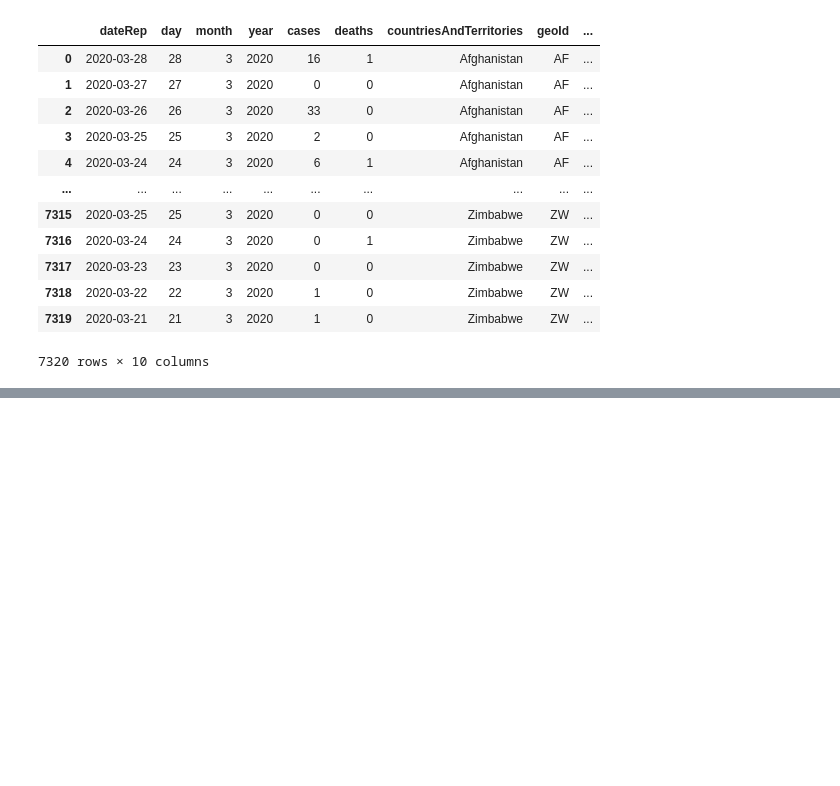
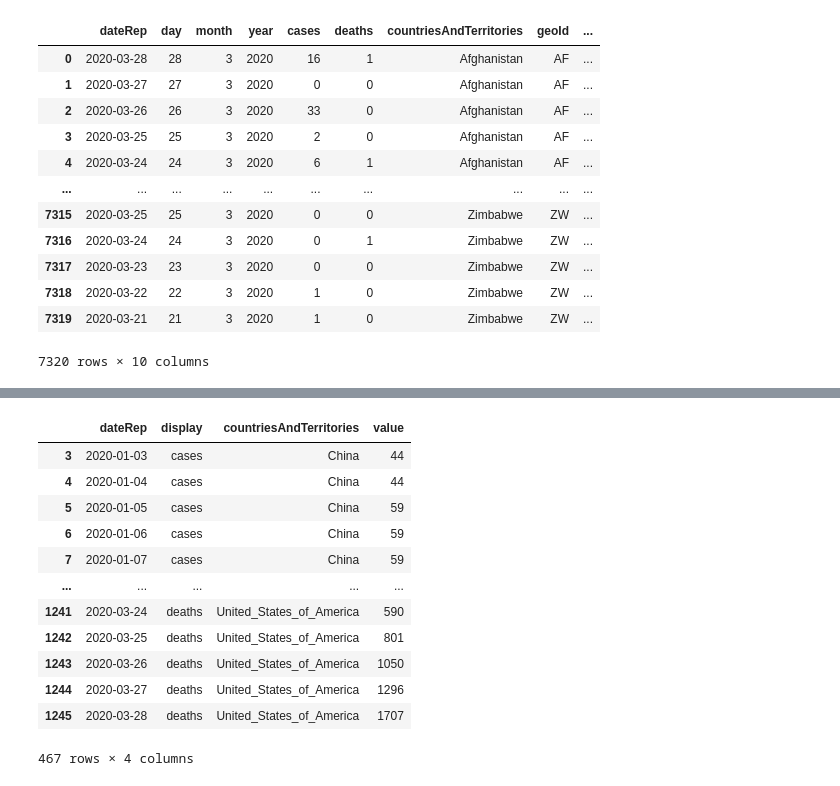
Before and after one commit to patpizio/covid19-dashboard, a Jupyter notebook: download_and_view.ipynb, the cells around one changed output, grey strips where cells are left out. Drawn from its saved outputs; the diff is of its cells as text; code cells hidden in the pictures; blank space fills up the shorter version.

Commit message:
add plot of aligned trends

```diff
--- a/download_and_view.ipynb
+++ b/download_and_view.ipynb
@@ -103,2 +103,19 @@ px.line(x, x='dateRep', y='value', color='countriesAndTerritories', facet_row='d
 # %% [output]
 [interactive output not drawn]
+# %%
+x_align = x[x['value'] > 27]
+x_align
+# %% [output]
+|  | dateRep | display | countriesAndTerritories | value |
+| 3 | 2020-01-03 | cases | China | 44 |
+| 4 | 2020-01-04 | cases | China | 44 |
+| 5 | 2020-01-05 | cases | China | 59 |
+| 6 | 2020-01-06 | cases | China | 59 |
+| 7 | 2020-01-07 | cases | China | 59 |
+| ... | ... | ... | ... | ... |
+| 1241 | 2020-03-24 | deaths | United_States_of_America | 590 |
+| 1242 | 2020-03-25 | deaths | United_States_of_America | 801 |
+| 1243 | 2020-03-26 | deaths | United_States_of_America | 1050 |
+| 1244 | 2020-03-27 | deaths | United_States_of_America | 1296 |
+| 1245 | 2020-03-28 | deaths | United_States_of_America | 1707 |
+467 rows × 4 columns
```
Also changed, not shown: parts of 6 cells of this notebook, 1 other file.
